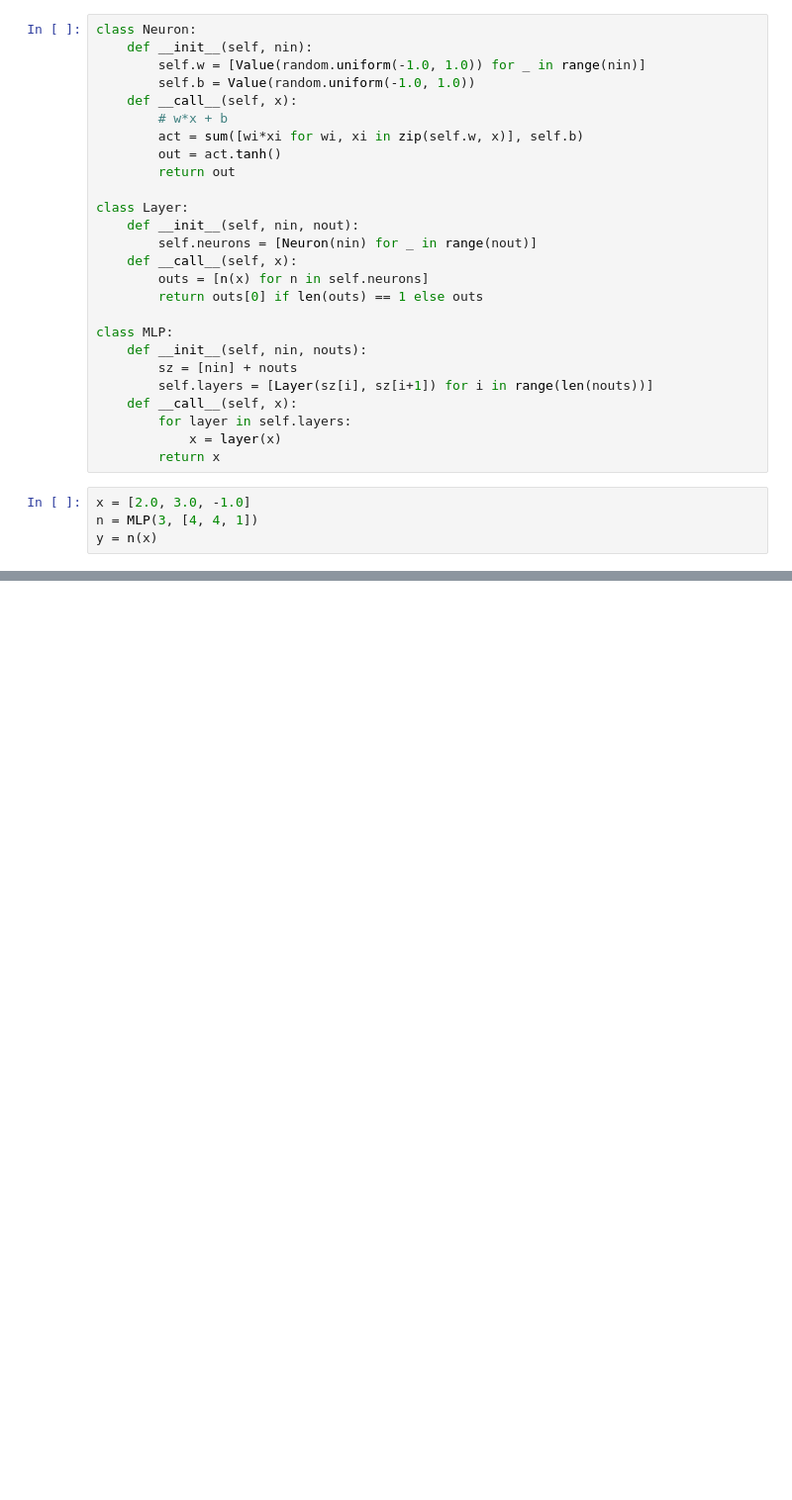
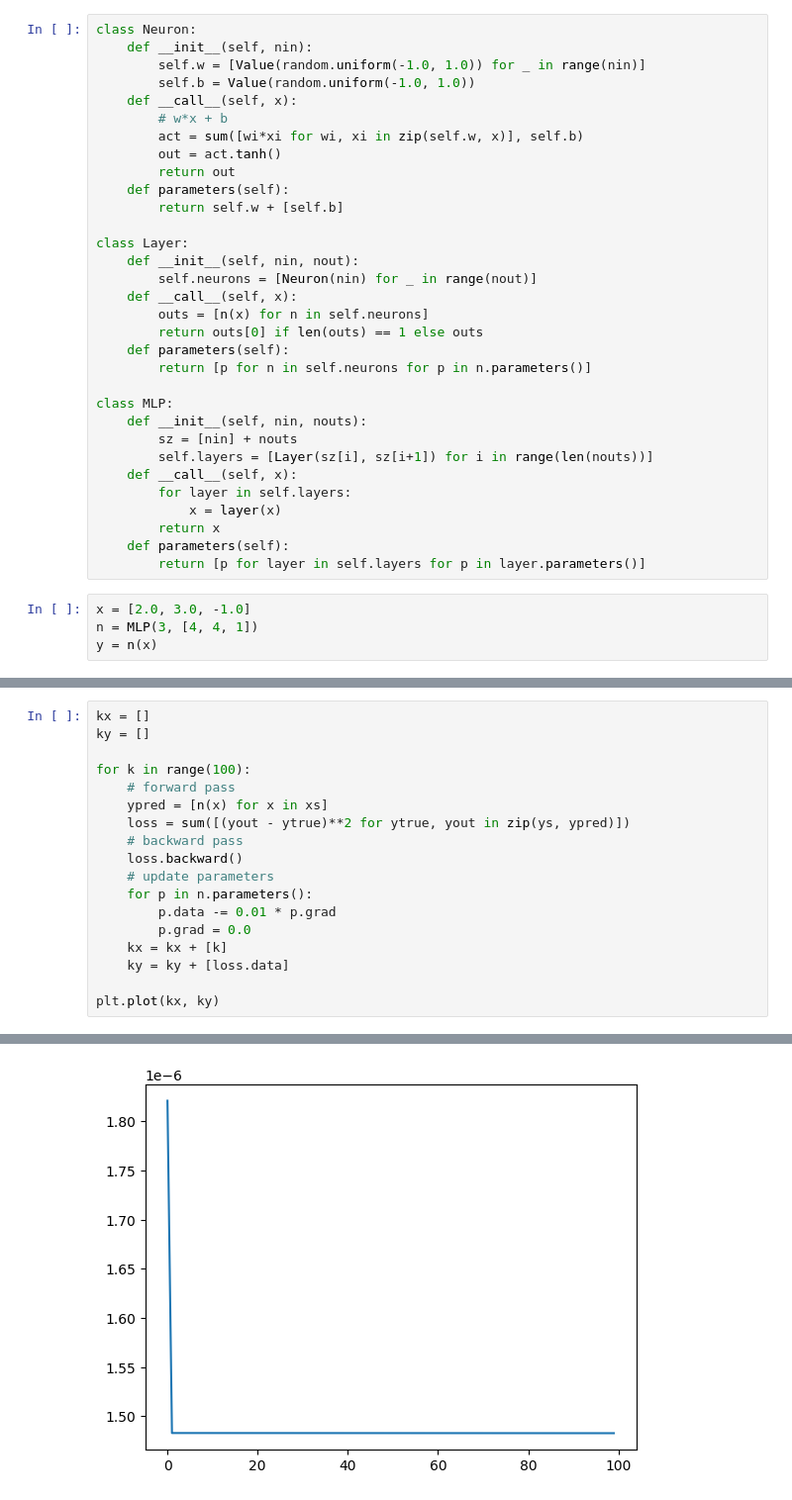
Before and after one commit to letier3110/micrograd, a Jupyter notebook: micrograd.ipynb, the cells around one changed output, grey strips where cells are left out. Shown at 99% size. Cells and saved outputs as stored; diff of their text form; blank space fills up the shorter version.

```diff
--- a/micrograd.ipynb
+++ b/micrograd.ipynb
@@ -211,6 +211,8 @@ class Neuron:
         act = sum([wi*xi for wi, xi in zip(self.w, x)], self.b)
         out = act.tanh()
         return out
+    def parameters(self):
+        return self.w + [self.b]
 
 class Layer:
     def __init__(self, nin, nout):
@@ -218,6 +220,8 @@ class Layer:
     def __call__(self, x):
         outs = [n(x) for n in self.neurons]
         return outs[0] if len(outs) == 1 else outs
+    def parameters(self):
+        return [p for n in self.neurons for p in n.parameters()]
 
 class MLP:
     def __init__(self, nin, nouts):
@@ -227,6 +231,8 @@ class MLP:
         for layer in self.layers:
             x = layer(x)
         return x
+    def parameters(self):
+        return [p for layer in self.layers for p in layer.parameters()]
 # %%
 x = [2.0, 3.0, -1.0]
 n = MLP(3, [4, 4, 1])
@@ -245,0 +248,19 @@ loss = sum([(yout - ytrue)**2 for ytrue, yout in zip(ys, ypred)])
+# %%
+kx = []
+ky = []
+
+for k in range(100):
+    # forward pass
+    ypred = [n(x) for x in xs]
+    loss = sum([(yout - ytrue)**2 for ytrue, yout in zip(ys, ypred)])
+    # backward pass
+    loss.backward()
+    # update parameters
+    for p in n.parameters():
+        p.data -= 0.01 * p.grad
+        p.grad = 0.0
+    kx = kx + [k]
+    ky = ky + [loss.data]
+
+plt.plot(kx, ky)
+# %% [output]
@@ -246 +268,2 @@ loss = sum([(yout - ytrue)**2 for ytrue, yout in zip(ys, ypred)])
+[figure, added]
 # %%
```
Also changed, not shown: parts of 7 cells of this notebook.
